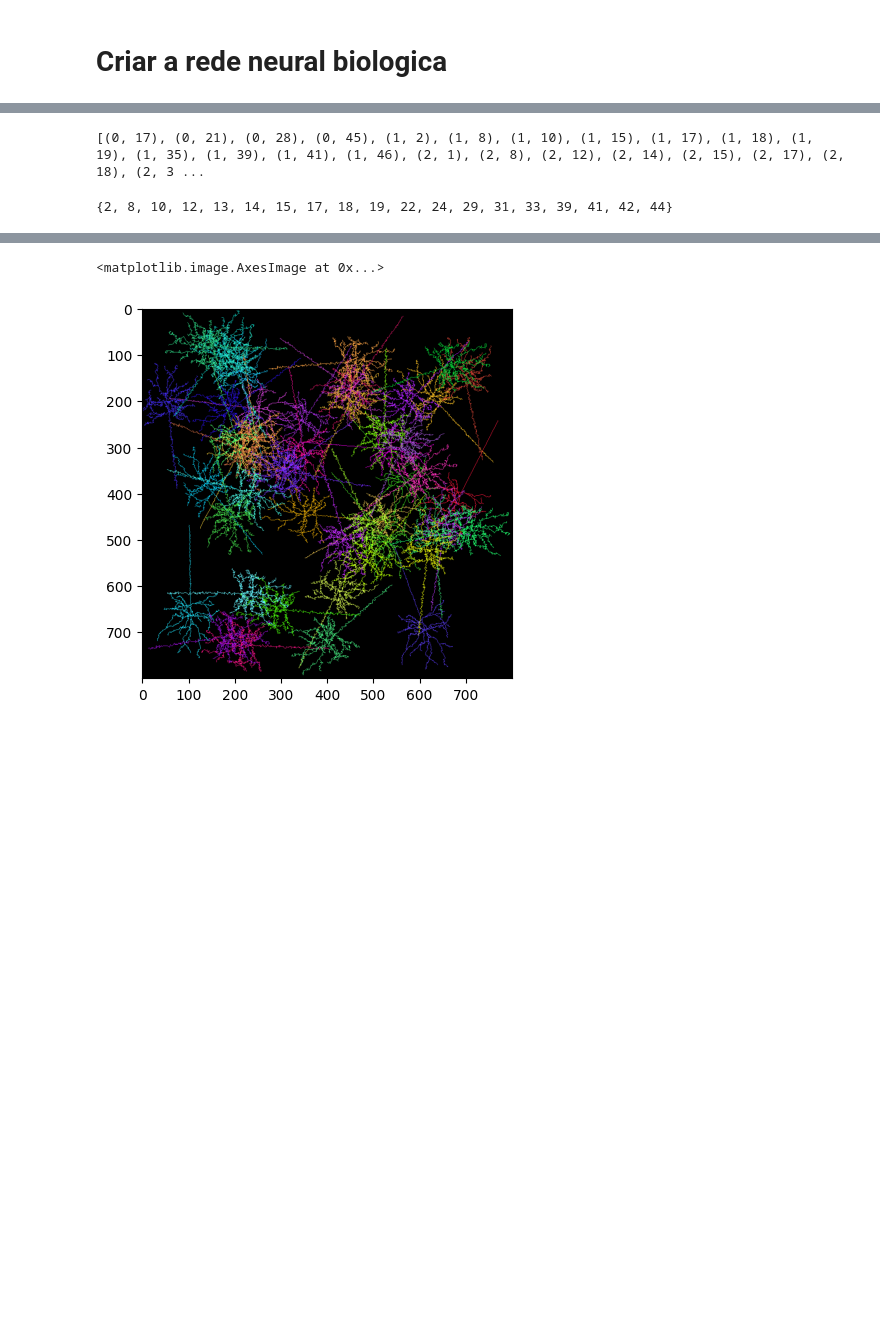
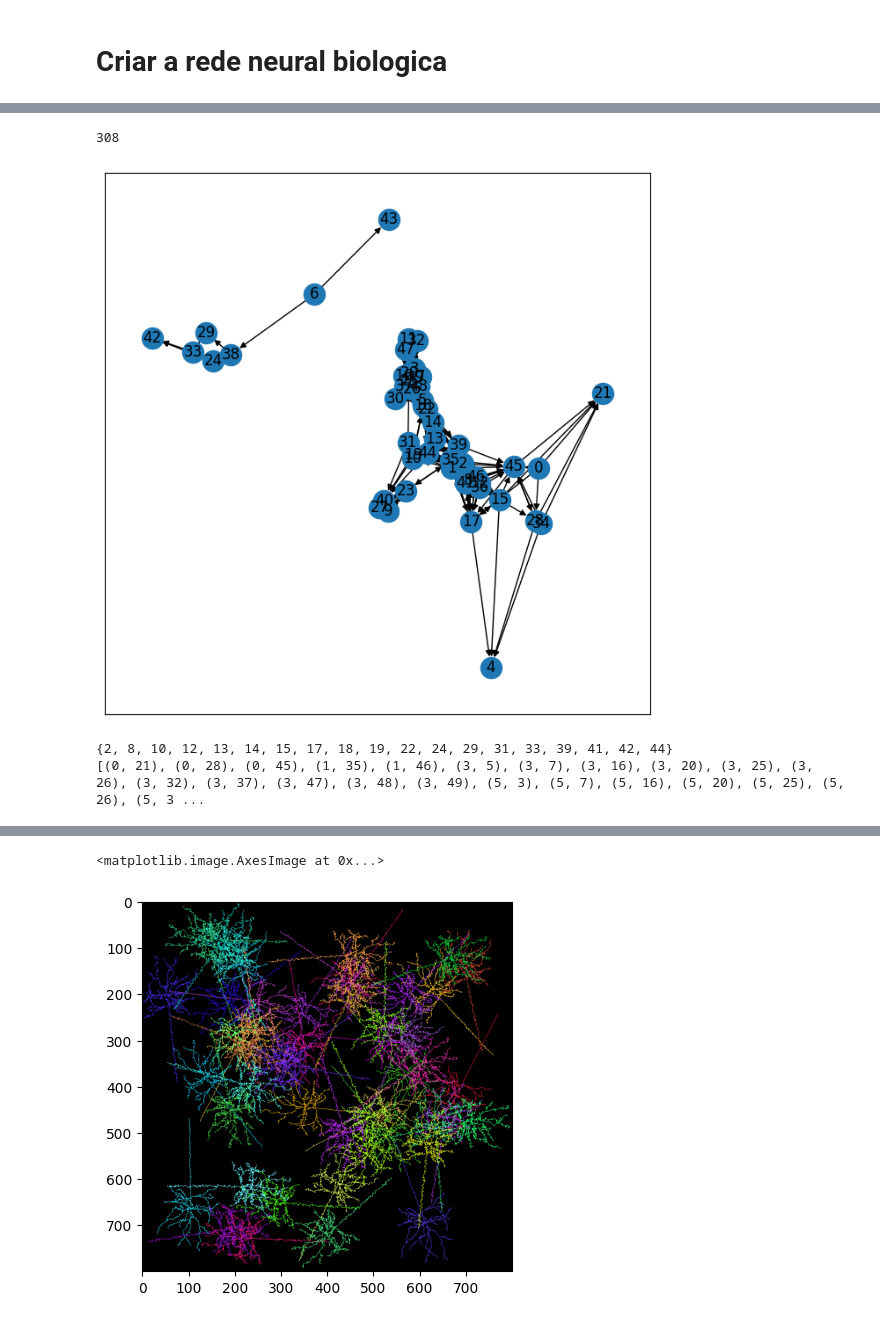
Before and after one commit to jhmonchelato/IC, a Jupyter notebook: Codigos/Brian2.ipynb, the cells around one changed output, grey strips where cells are left out. Drawn from its saved outputs; the diff is of its cells as text; code cells hidden in the pictures; blank space fills up the shorter version.

```diff
--- a/Codigos/Brian2.ipynb
+++ b/Codigos/Brian2.ipynb
@@ -60,24 +100,31 @@ neurons_dict = pickle.load(neurons_dict_file)
 # %%
 D = nd.create_D(neurons_dict) #Cria a matriz 2xN com os pixels que possuem conexao
 tree = KDTree(D) #Criacao da KD tree para obter os pares proximos com query_pairs()
 pairs = tree.query_pairs(r=20, p=2)
 
 edges = nd.create_edges(D, neurons_dict, pairs) #Cria as arestas do grafo
 
 
 
 edges_raw = sorted(set(edges))
 edges_raw_form = list(zip(*edges_raw))
 
 vector_i_raw = edges_raw_form[0]
 vector_j_raw = edges_raw_form[1]
 
-print(edges_raw)
+print(len(vector_i_raw))
 
 
 #len(edges_raw)
+
+rede_1 = nx.MultiDiGraph(edges_raw)
+
+plt.figure(figsize=(8, 8))
+nx.draw_networkx(rede_1)
+plt.show()
 # %% [output]
-[(0, 17), (0, 21), (0, 28), (0, 45), (1, 2), (1, 8), (1, 10), (1, 15), (1, 17), (1, 18), (1, 19), (1, 35), (1, 39), (1, 41), (1, 46), (2, 1), (2, 8), (2, 12), (2, 14), (2, 15), (2, 17), (2, 18), (2, 3 ...
+308
+[figure, added]
 # %%
 #REMOVENDO NEURONIOS
 
@@ -118,5 +165,7 @@ vector_i_removed = edges_removed_form[0]
 vector_j_removed = edges_removed_form[1]
 
 print(neurons_to_rm)
+print(edges_removed)
 # %% [output]
 {2, 8, 10, 12, 13, 14, 15, 17, 18, 19, 22, 24, 29, 31, 33, 39, 41, 42, 44}
+[(0, 21), (0, 28), (0, 45), (1, 35), (1, 46), (3, 5), (3, 7), (3, 16), (3, 20), (3, 25), (3, 26), (3, 32), (3, 37), (3, 47), (3, 48), (3, 49), (5, 3), (5, 7), (5, 16), (5, 20), (5, 25), (5, 26), (5, 3 ...
```
Also changed, not shown: parts of 9 cells of this notebook.
